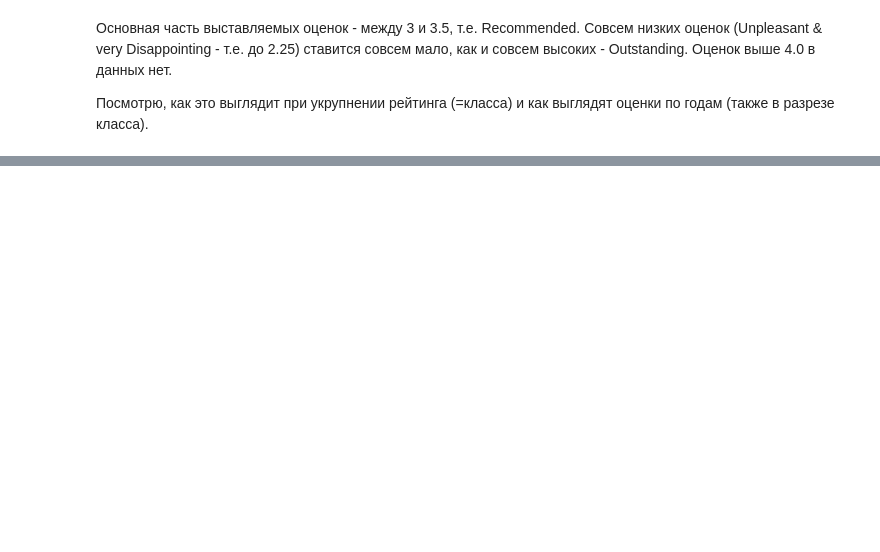
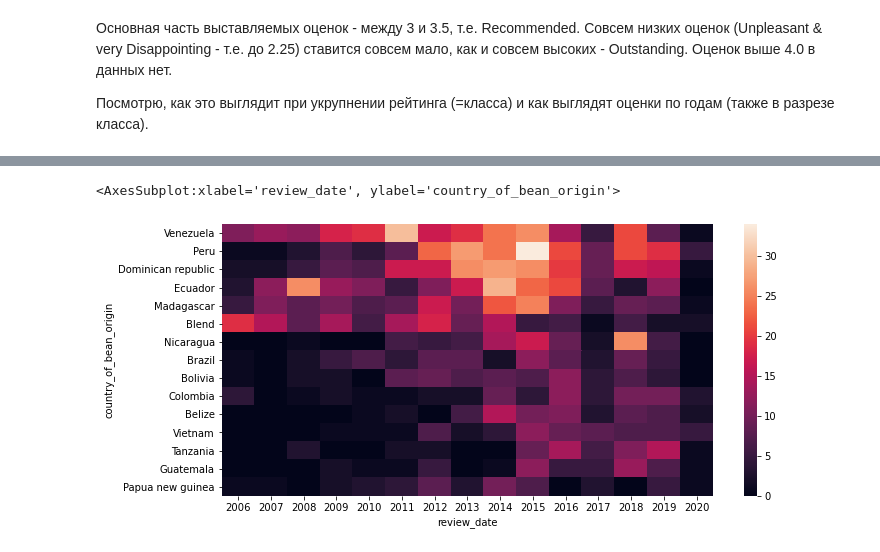
Before and after one commit to le-fed/3_Statictics, a Jupyter notebook: 2_vis.ipynb, the cells around one changed output, grey strips where cells are left out. Saved outputs shown, nothing was run; the diff lists cells and outputs as text; code cells hidden in the pictures; blank space fills up the shorter version.

```diff
--- a/2_vis.ipynb
+++ b/2_vis.ipynb
@@ -194,0 +203,6 @@ ratings_by_years.plot(kind='bar', stacked=True)
+# %%
+bean_origin_all = pd.pivot_table(df, values='counter',index='country_of_bean_origin',columns='review_date',
+                                 aggfunc=np.sum,fill_value=0, margins=True)
+
+ratings_by_bean_origin = bean_origin_all.sort_values(by='All', ascending=False).head(16).iloc[1:, :-1]
+ratings_by_bean_origin
@@ -194,0 +227,5 @@ ratings_by_years.plot(kind='bar', stacked=True)
+# %%
+sns.heatmap(ratings_by_bean_origin)
+# %% [output]
+<AxesSubplot:xlabel='review_date', ylabel='country_of_bean_origin'>
+[figure, added]
```
Also changed, not shown: parts of 27 cells of this notebook.
